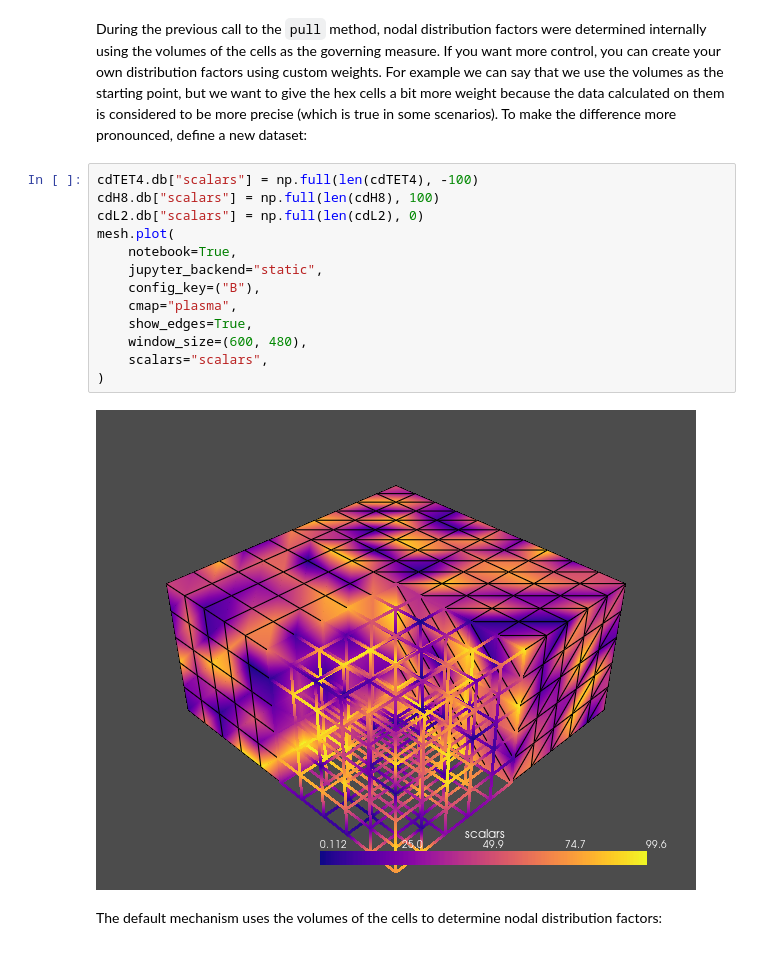
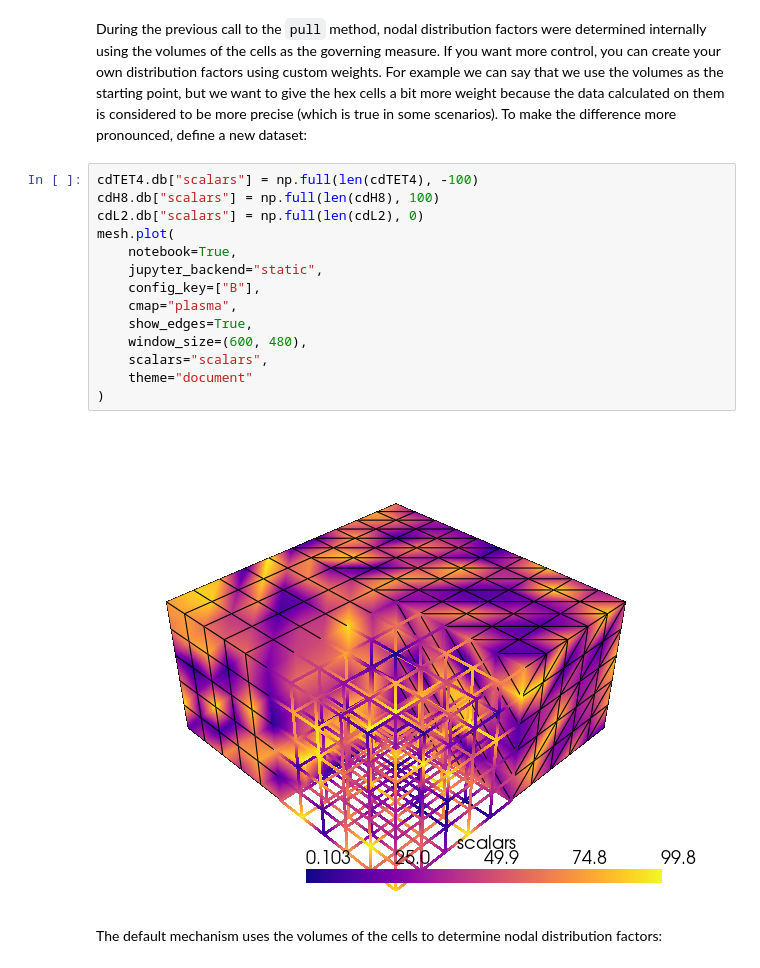
Before and after one commit to dewloosh/PolyMesh, a Jupyter notebook: docs/source/notebooks/data.ipynb, the cells around one changed output. Saved outputs shown, nothing was run; the diff lists cells and outputs as text.

```diff
--- a/docs/source/notebooks/data.ipynb
+++ b/docs/source/notebooks/data.ipynb
@@ -136,18 +139,19 @@ During the previous call to the `pull` method, nodal distribution factors were d
 # %%
 cdTET4.db["scalars"] = np.full(len(cdTET4), -100)
 cdH8.db["scalars"] = np.full(len(cdH8), 100)
 cdL2.db["scalars"] = np.full(len(cdL2), 0)
 mesh.plot(
     notebook=True,
     jupyter_backend="static",
-    config_key=("B"),
+    config_key=["B"],
     cmap="plasma",
     show_edges=True,
     window_size=(600, 480),
     scalars="scalars",
+    theme="document"
 )
 # %% [output]
-[figure, old version]
+[figure, new version]
 # %% [markdown]
 The default mechanism uses the volumes of the cells to determine nodal distribution factors:
 # %%
```
Also changed, not shown: parts of 6 cells of this notebook, 53 other files.
